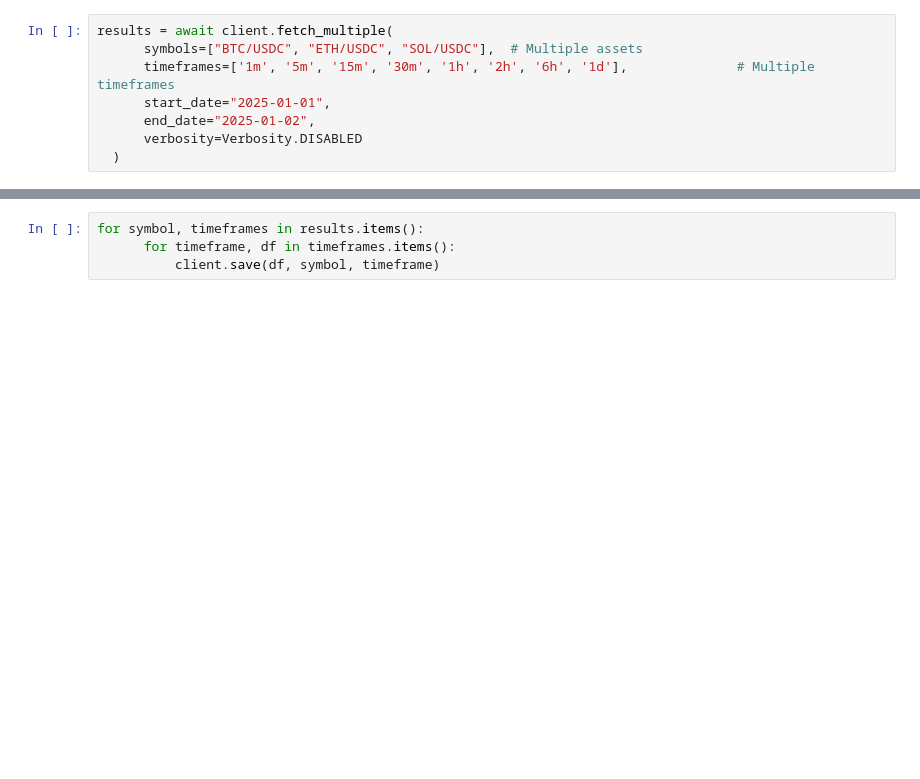
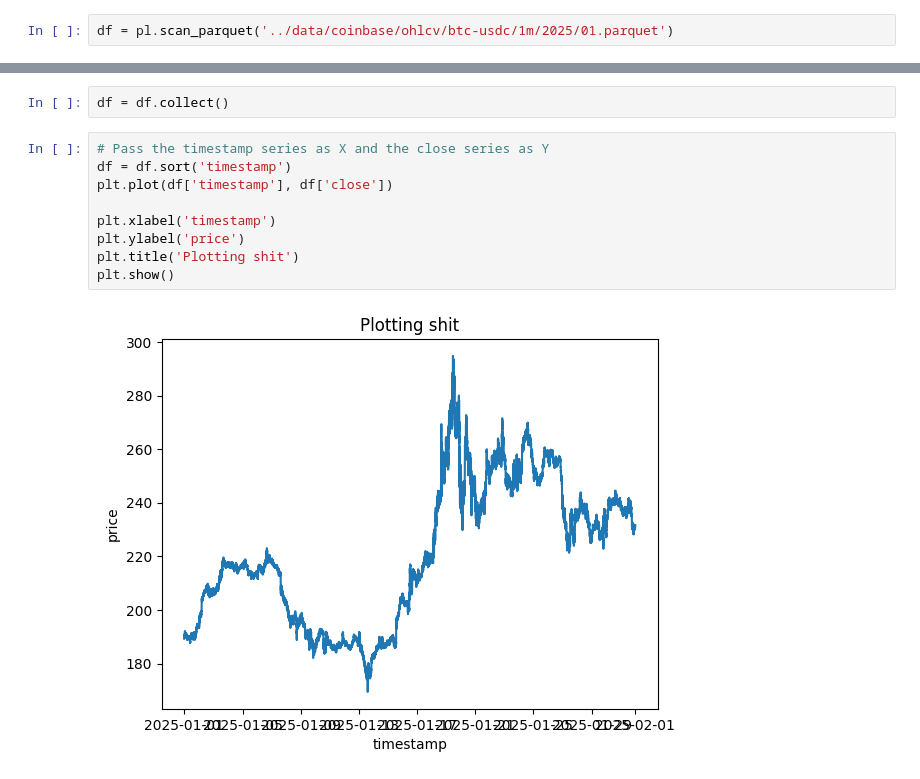
Before and after one commit to Zoltesh/mad_money, a Jupyter notebook: src/main.ipynb, the cells around one changed output, grey strips where cells are left out. Saved outputs shown, nothing was run; the diff lists cells and outputs as text; blank space fills up the shorter version.

```diff
--- a/src/main.ipynb
+++ b/src/main.ipynb
@@ -6,8 +4,2 @@ client = CoinbaseDataClient()
 # %%
-results = await client.fetch_multiple(
-      symbols=["BTC/USDC", "ETH/USDC", "SOL/USDC"],  # Multiple assets
-      timeframes=['1m', '5m', '15m', '30m', '1h', '2h', '6h', '1d'],              # Multiple timeframes
-      start_date="2025-01-01",
-      end_date="2025-01-02",
-      verbosity=Verbosity.DISABLED
-  )
+df = pl.scan_parquet('../data/coinbase/ohlcv/btc-usdc/1m/2025/01.parquet')
@@ -17,4 +6,13 @@ results = await client.fetch_multiple(
-# %%
-for symbol, timeframes in results.items():
-      for timeframe, df in timeframes.items():
-          client.save(df, symbol, timeframe)
+# %%
+df = df.collect()
+# %%
+# Pass the timestamp series as X and the close series as Y
+df = df.sort('timestamp')
+plt.plot(df['timestamp'], df['close'])
+
+plt.xlabel('timestamp')
+plt.ylabel('price')
+plt.title('Plotting shit')
+plt.show()
+# %% [output]
+[figure, added]
```
Also changed, not shown: parts of 2 cells of this notebook, 5 other files.
